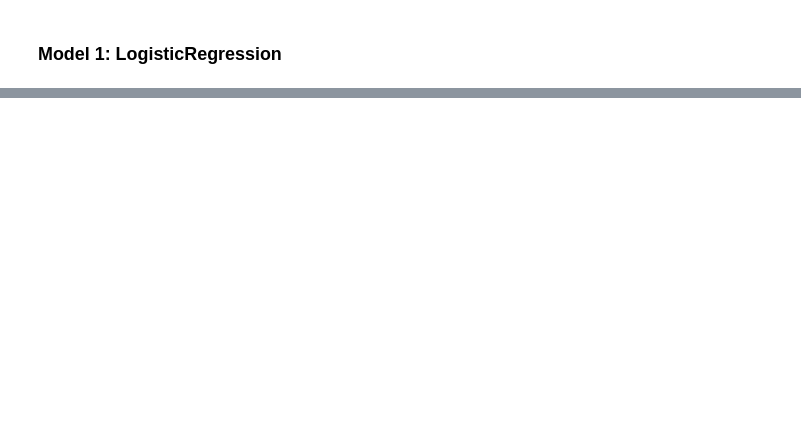
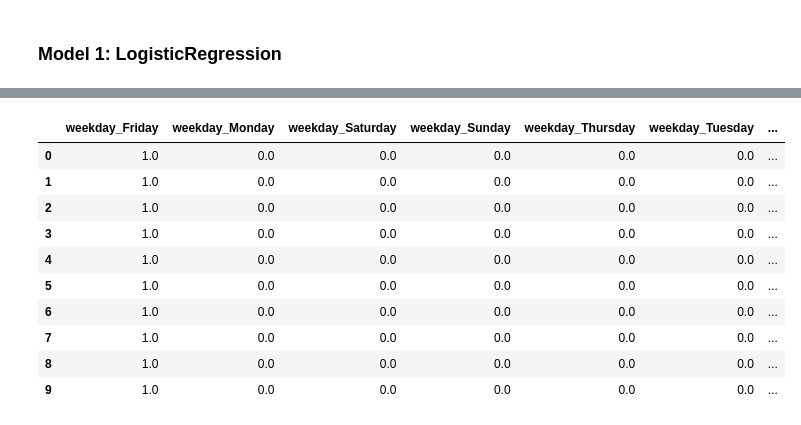
Before and after one commit to annahanslc/walmart-trip-type, a Jupyter notebook: modeling/0_baseline.ipynb, the cells around one changed output, grey strips where cells are left out. Saved outputs shown, nothing was run; the diff lists cells and outputs as text; code cells hidden in the pictures; blank space fills up the shorter version.

```diff
--- a/modeling/0_baseline.ipynb
+++ b/modeling/0_baseline.ipynb
@@ -75,5 +75,0 @@ df.drop(columns='VisitNumber', inplace=True)
-# %%
-# Change triptype to string
-df['triptype'] = df['triptype'].astype(str)
-print(type(df['triptype'][0]))
-df
@@ -212,0 +222,19 @@ test_loss
+# %%
+# Drop the VisitNumber column
+kg.drop(columns='VisitNumber', inplace=True)
+
+# Run the preprocessing transformer
+kg_proc = transformer.transform(kg)
+kg_proc.head(10)
+# %% [output]
+|  | weekday_Friday | weekday_Monday | weekday_Saturday | weekday_Sunday | weekday_Thursday | weekday_Tuesday | ... |
+| 0 | 1.0 | 0.0 | 0.0 | 0.0 | 0.0 | 0.0 | ... |
+| 1 | 1.0 | 0.0 | 0.0 | 0.0 | 0.0 | 0.0 | ... |
+| 2 | 1.0 | 0.0 | 0.0 | 0.0 | 0.0 | 0.0 | ... |
+| 3 | 1.0 | 0.0 | 0.0 | 0.0 | 0.0 | 0.0 | ... |
+| 4 | 1.0 | 0.0 | 0.0 | 0.0 | 0.0 | 0.0 | ... |
+| 5 | 1.0 | 0.0 | 0.0 | 0.0 | 0.0 | 0.0 | ... |
+| 6 | 1.0 | 0.0 | 0.0 | 0.0 | 0.0 | 0.0 | ... |
+| 7 | 1.0 | 0.0 | 0.0 | 0.0 | 0.0 | 0.0 | ... |
+| 8 | 1.0 | 0.0 | 0.0 | 0.0 | 0.0 | 0.0 | ... |
+| 9 | 1.0 | 0.0 | 0.0 | 0.0 | 0.0 | 0.0 | ... |
```
Also changed, not shown: parts of 25 cells of this notebook, 15 other files.
